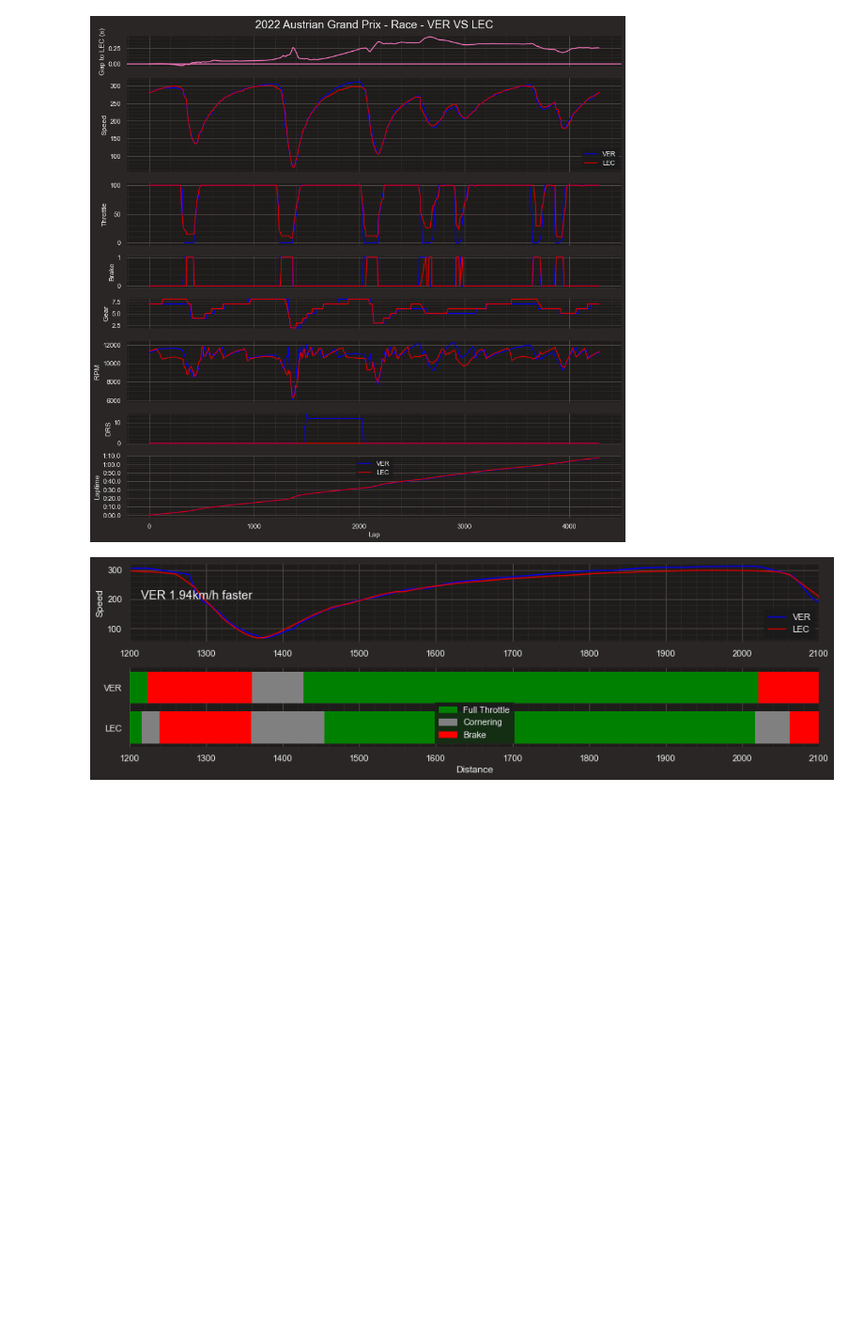
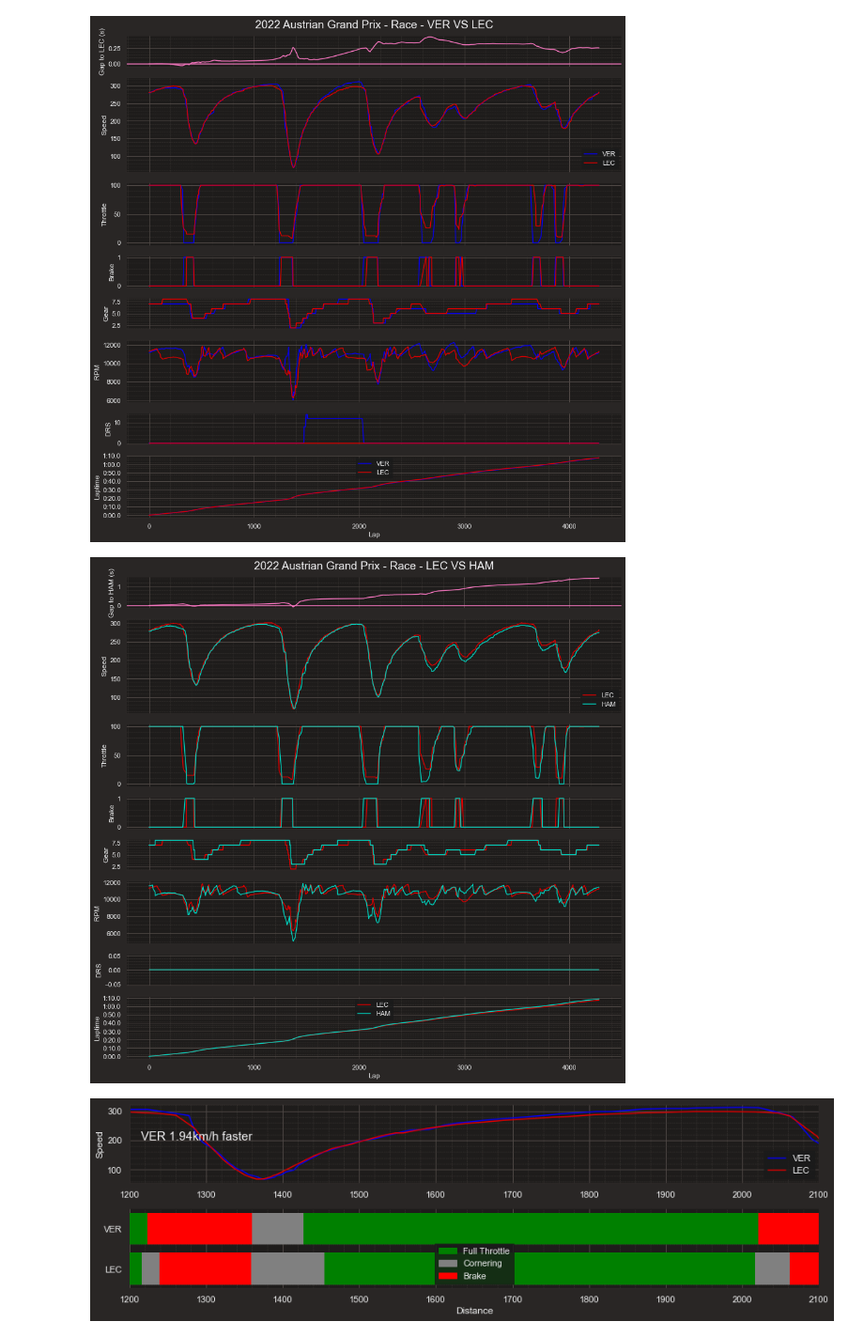
Before and after one commit to CamStevens15/F1_2022_race_analytics, a Jupyter notebook: Code_Analysis/RedBullRing2022.ipynb, the cells around one changed output. Shown at 94% size. Cells and saved outputs as stored; diff of their text form; code cells hidden in the pictures; blank space fills up the shorter version.

```diff
--- a/Code_Analysis/RedBullRing2022.ipynb
+++ b/Code_Analysis/RedBullRing2022.ipynb
@@ -89,6 +93,10 @@ fastest_lap_comparison("VER", "LEC", redbullring2022)
 double_driver_lap_comparison("VER", "LEC", redbullring2022)
 # %% [output]
 [figure]
+# %%
+double_driver_lap_comparison("LEC", "HAM", redbullring2022)
+# %% [output]
+[figure, added]
 # %%
 # This needs to be performed last, due to a bug in tis code that will mess up all the other imported plots
 
```
Also changed, not shown: parts of 2 cells of this notebook.
